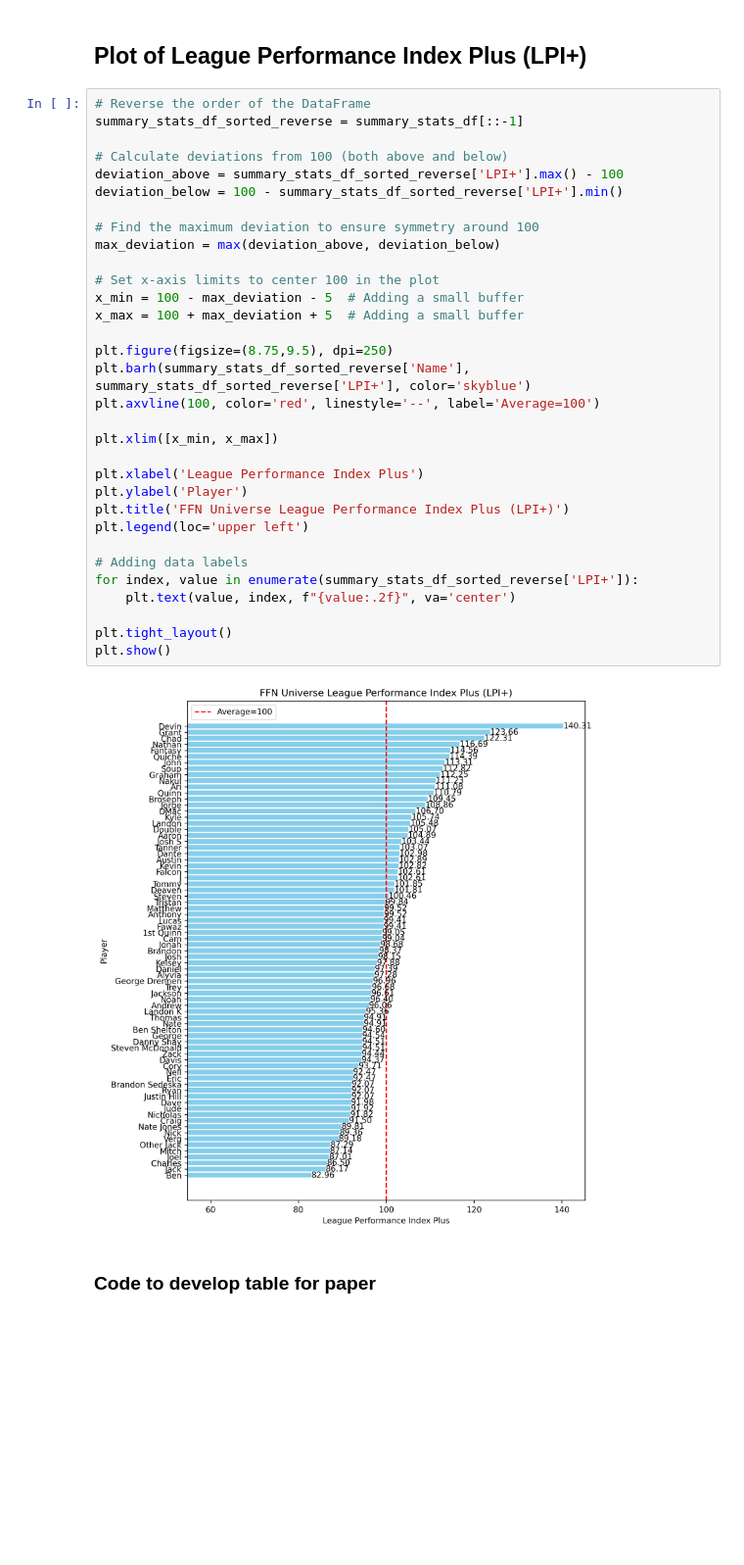
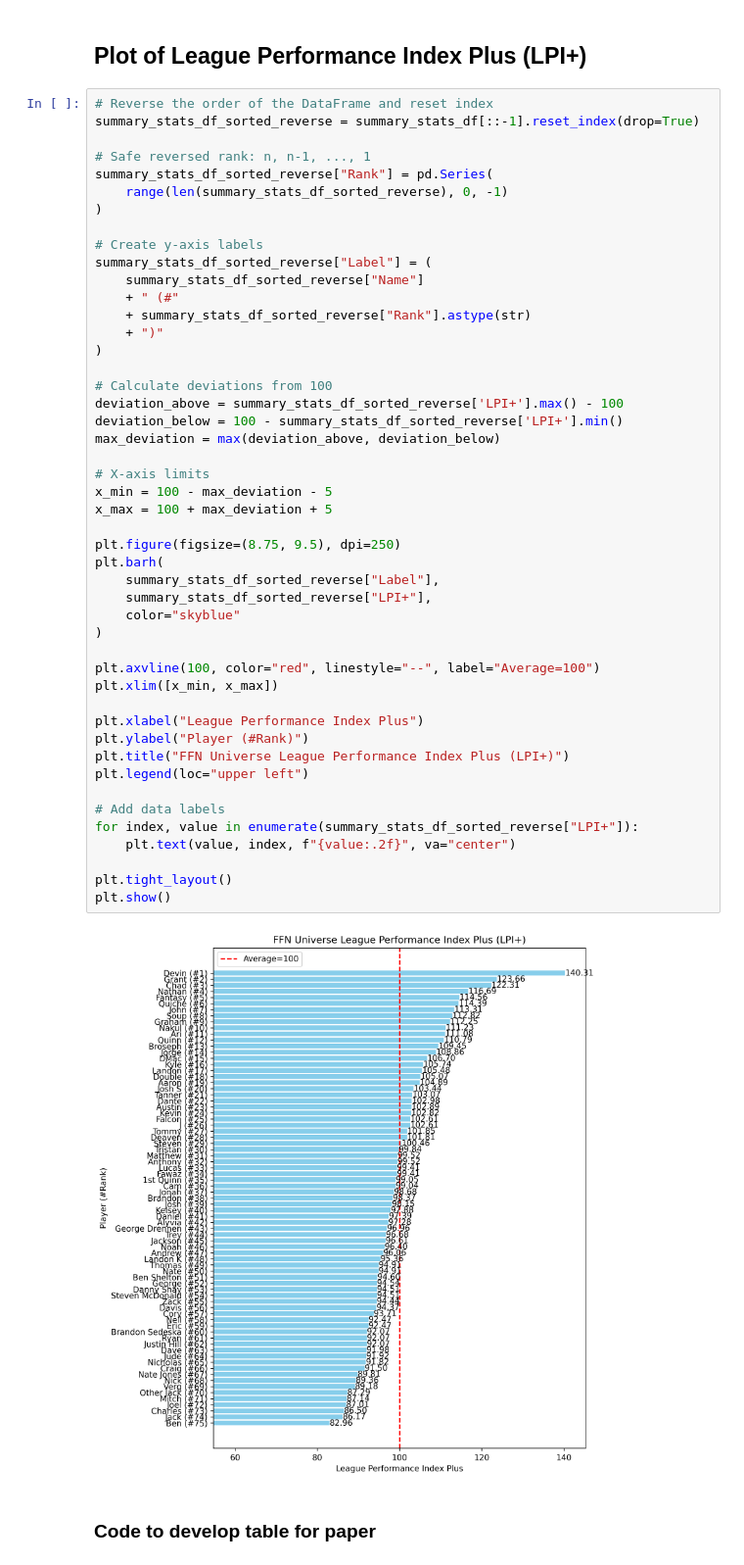
Before and after one commit to DevinD14/FFN_History, a Jupyter notebook: FFN_History_Analysis.ipynb, the cells around one changed output. Shown at 98% size. Cells and saved outputs as stored; diff of their text form; blank space fills up the shorter version.

Commit message:
Updated LPI+ plot to include the rank number next to each player's name in the Y tick label

```diff
--- a/FFN_History_Analysis.ipynb
+++ b/FFN_History_Analysis.ipynb
@@ -286,39 +286,54 @@ summary_stats_df[['ID', 'Name', 'Total_Leagues', 'Average_Rank', 'Total_Adjusted
 # %% [markdown]
 ## Plot of League Performance Index Plus (LPI+)
 # %%
-# Reverse the order of the DataFrame
-summary_stats_df_sorted_reverse = summary_stats_df[::-1]
+# Reverse the order of the DataFrame and reset index
+summary_stats_df_sorted_reverse = summary_stats_df[::-1].reset_index(drop=True)
 
-# Calculate deviations from 100 (both above and below)
+# Safe reversed rank: n, n-1, ..., 1
+summary_stats_df_sorted_reverse["Rank"] = pd.Series(
+    range(len(summary_stats_df_sorted_reverse), 0, -1)
+)
+
+# Create y-axis labels
+summary_stats_df_sorted_reverse["Label"] = (
+    summary_stats_df_sorted_reverse["Name"]
+    + " (#"
+    + summary_stats_df_sorted_reverse["Rank"].astype(str)
+    + ")"
+)
+
+# Calculate deviations from 100
 deviation_above = summary_stats_df_sorted_reverse['LPI+'].max() - 100
 deviation_below = 100 - summary_stats_df_sorted_reverse['LPI+'].min()
-
-# Find the maximum deviation to ensure symmetry around 100
 max_deviation = max(deviation_above, deviation_below)
 
-# Set x-axis limits to center 100 in the plot
-x_min = 100 - max_deviation - 5  # Adding a small buffer
-x_max = 100 + max_deviation + 5  # Adding a small buffer
+# X-axis limits
+x_min = 100 - max_deviation - 5
+x_max = 100 + max_deviation + 5
 
-plt.figure(figsize=(8.75,9.5), dpi=250)
-plt.barh(summary_stats_df_sorted_reverse['Name'], summary_stats_df_sorted_reverse['LPI+'], color='skyblue')
-plt.axvline(100, color='red', linestyle='--', label='Average=100')
+plt.figure(figsize=(8.75, 9.5), dpi=250)
+plt.barh(
+    summary_stats_df_sorted_reverse["Label"],
+    summary_stats_df_sorted_reverse["LPI+"],
+    color="skyblue"
+)
 
+plt.axvline(100, color="red", linestyle="--", label="Average=100")
 plt.xlim([x_min, x_max])
 
-plt.xlabel('League Performance Index Plus')
-plt.ylabel('Player')
-plt.title('FFN Universe League Performance Index Plus (LPI+)')
-plt.legend(loc='upper left')
+plt.xlabel("League Performance Index Plus")
+plt.ylabel("Player (#Rank)")
+plt.title("FFN Universe League Performance Index Plus (LPI+)")
+plt.legend(loc="upper left")
 
-# Adding data labels
-for index, value in enumerate(summary_stats_df_sorted_reverse['LPI+']):
-    plt.text(value, index, f"{value:.2f}", va='center')
+# Add data labels
+for index, value in enumerate(summary_stats_df_sorted_reverse["LPI+"]):
+    plt.text(value, index, f"{value:.2f}", va="center")
 
 plt.tight_layout()
 plt.show()
 # %% [output]
-[figure, old version]
+[figure, new version]
 # %% [markdown]
 ### Code to develop table for paper
 # %%
```
Also changed, not shown: parts of 2 cells of this notebook.
